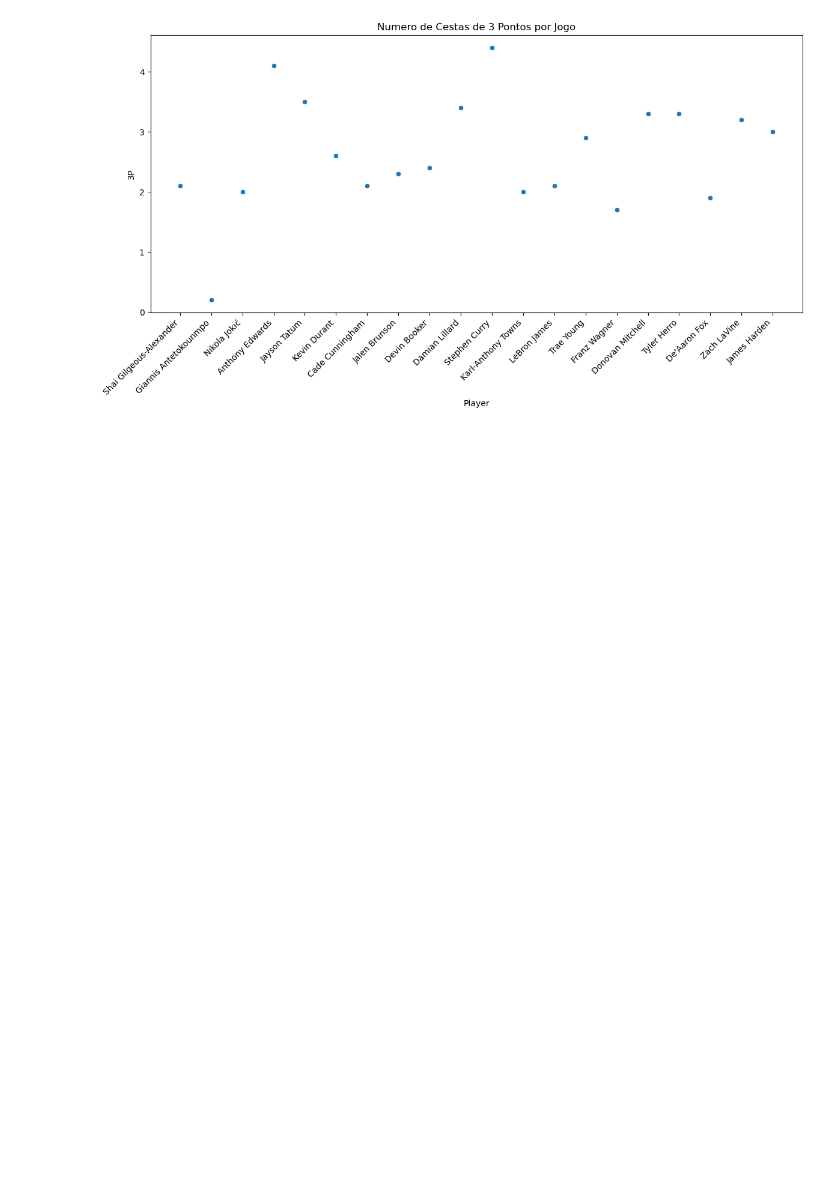
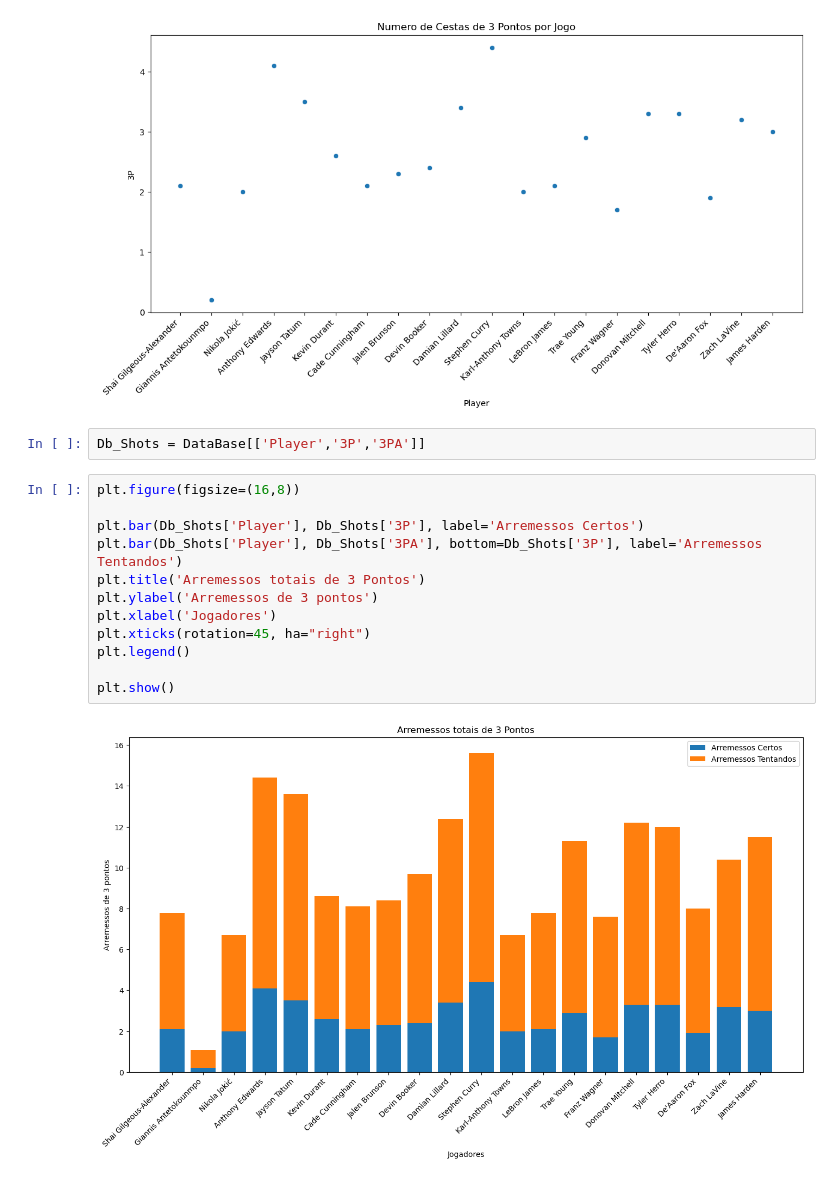
Before and after one commit to matheusmendesds/projetoPython, a Jupyter notebook: projetoNba.ipynb, the cells around one changed output. Saved outputs shown, nothing was run; the diff lists cells and outputs as text; blank space fills up the shorter version.

Commit message:
Grafico Arremessos 3 pts

```diff
--- a/projetoNba.ipynb
+++ b/projetoNba.ipynb
@@ -54,3 +54,19 @@ plt.xticks(rotation=45, ha="right")
 plt.show();
 # %% [output]
 [figure]
+# %%
+Db_Shots = DataBase[['Player','3P','3PA']]
+# %%
+plt.figure(figsize=(16,8))
+
+plt.bar(Db_Shots['Player'], Db_Shots['3P'], label='Arremessos Certos')
+plt.bar(Db_Shots['Player'], Db_Shots['3PA'], bottom=Db_Shots['3P'], label='Arremessos Tentandos')
+plt.title('Arremessos totais de 3 Pontos')
+plt.ylabel('Arremessos de 3 pontos')
+plt.xlabel('Jogadores')
+plt.xticks(rotation=45, ha="right")
+plt.legend()
+
+plt.show()
+# %% [output]
+[figure, added]
```
